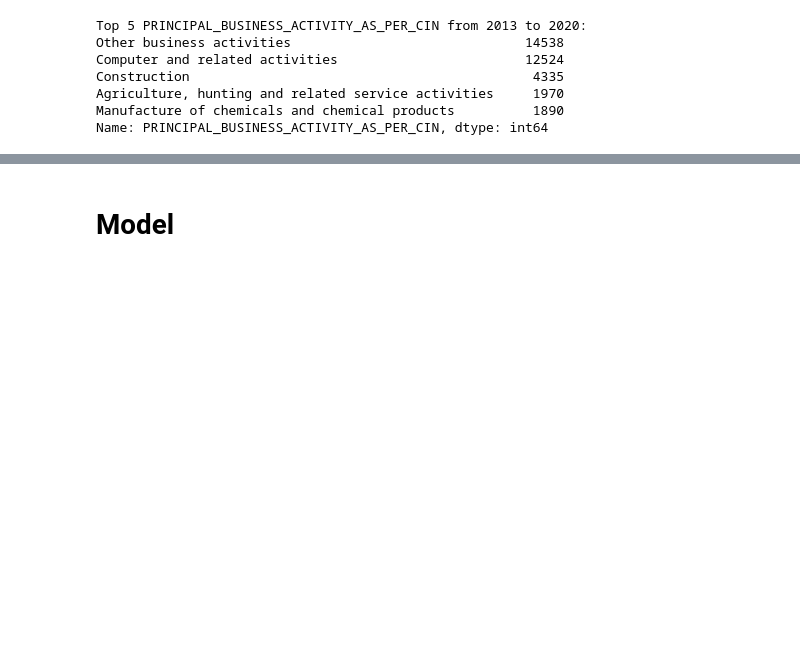
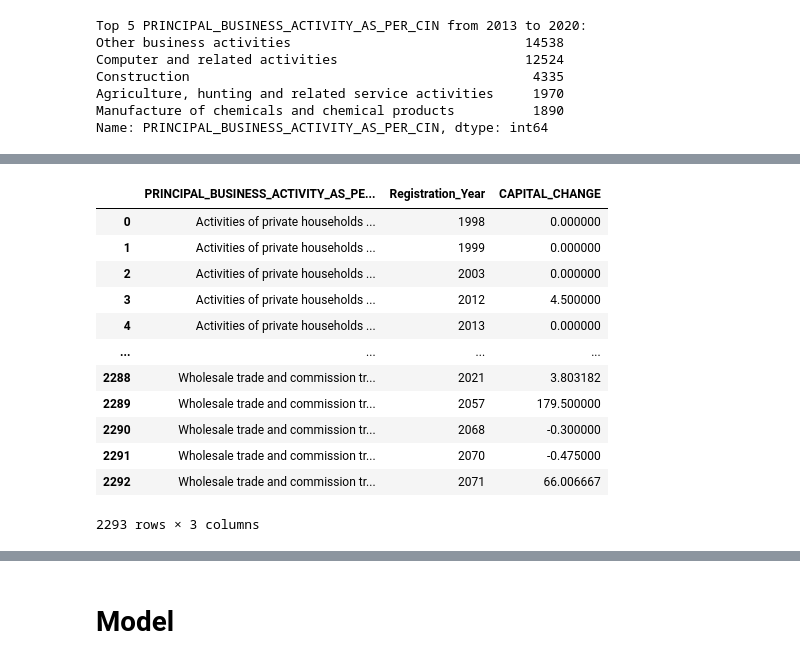
Before and after one commit to Soumiksb06/Statewise-business-comparison-and-forecast, a Jupyter notebook: TS_Companies.ipynb, the cells around one changed output, grey strips where cells are left out. Saved outputs shown, nothing was run; the diff lists cells and outputs as text; code cells hidden in the pictures; blank space fills up the shorter version.

```diff
--- a/TS_Companies.ipynb
+++ b/TS_Companies.ipynb
@@ -193,0 +237,28 @@ Name: PRINCIPAL_BUSINESS_ACTIVITY_AS_PER_CIN, dtype: int64
+# %%
+# Trend analysis of Authorized capital
+# Ensure the DataFrame is sorted by the time column
+df = df.sort_values(by='Registration_Year')
+
+# Calculate the percentage change in authorized capital for each activity over time
+df['CAPITAL_CHANGE'] = df.groupby(['PRINCIPAL_BUSINESS_ACTIVITY_AS_PER_CIN', 'Registration_Year'])['AUTHORIZED_CAP'].pct_change().fillna(0)
+
+# Group by 'PRINCIPAL_BUSINESS_ACTIVITY_AS_PER_CIN' and calculate the mean of 'CAPITAL_CHANGE'
+activity_trend_df = df.groupby(['PRINCIPAL_BUSINESS_ACTIVITY_AS_PER_CIN','Registration_Year'])['CAPITAL_CHANGE'].mean().reset_index()
+
+# Print the new DataFrame with the trend analysis
+activity_trend_df2= activity_trend_df.interpolate()
+activity_trend_df2
+# %% [output]
+|  | PRINCIPAL_BUSINESS_ACTIVITY_AS_PE... | Registration_Year | CAPITAL_CHANGE |
+| 0 | Activities of private households ... | 1998 | 0.000000 |
+| 1 | Activities of private households ... | 1999 | 0.000000 |
+| 2 | Activities of private households ... | 2003 | 0.000000 |
+| 3 | Activities of private households ... | 2012 | 4.500000 |
+| 4 | Activities of private households ... | 2013 | 0.000000 |
+| ... | ... | ... | ... |
+| 2288 | Wholesale trade and commission tr... | 2021 | 3.803182 |
+| 2289 | Wholesale trade and commission tr... | 2057 | 179.500000 |
+| 2290 | Wholesale trade and commission tr... | 2068 | -0.300000 |
+| 2291 | Wholesale trade and commission tr... | 2070 | -0.475000 |
+| 2292 | Wholesale trade and commission tr... | 2071 | 66.006667 |
+2293 rows × 3 columns
```
Also changed, not shown: parts of 13 cells of this notebook.
